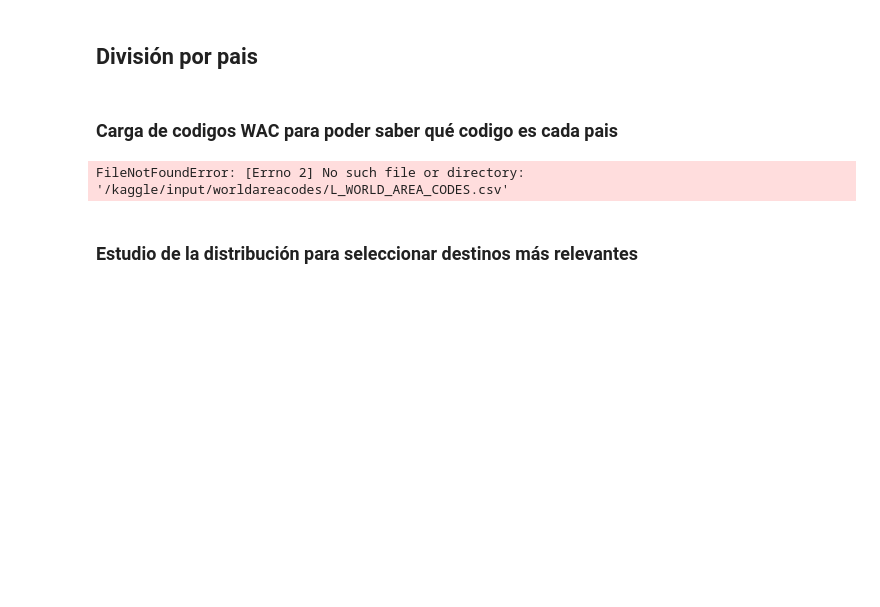
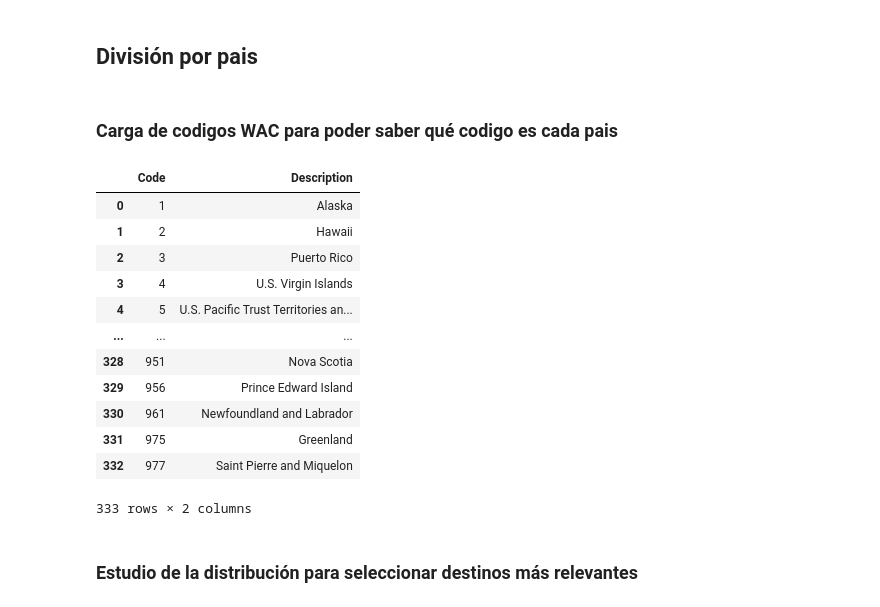
Before and after one commit to Vic-silo/TFM-EIP, a Jupyter notebook: ML-Models/Air Traffic data(1990-2020).ipynb, the cells around one changed output. Drawn from its saved outputs; the diff is of its cells as text; code cells hidden in the pictures; blank space fills up the shorter version.

Commit message:
refactor: Ejecucion datasets nuevos
se comprueba la correcta ejecucion del notebook apuntando a nuevo directorio de datsets

```diff
--- a/ML-Models/Air Traffic data(1990-2020).ipynb
+++ b/ML-Models/Air Traffic data(1990-2020).ipynb
@@ -301,10 +301,22 @@ df = pd.DataFrame(df, columns = ['data_dte','fg_wac', 'Total'])
 # %% [markdown]
 ### Carga de codigos WAC para poder saber qué codigo es cada pais
 # %%
-destinos =pd.read_csv("/kaggle/input/worldareacodes/L_WORLD_AREA_CODES.csv")
+destinos =pd.read_csv("Datasets/L_WORLD_AREA_CODES.csv")
 destinos
 # %% [output]
+|  | Code | Description |
+| 0 | 1 | Alaska |
+| 1 | 2 | Hawaii |
+| 2 | 3 | Puerto Rico |
+| 3 | 4 | U.S. Virgin Islands |
+| 4 | 5 | U.S. Pacific Trust Territories an... |
+| ... | ... | ... |
+| 328 | 951 | Nova Scotia |
+| 329 | 956 | Prince Edward Island |
+| 330 | 961 | Newfoundland and Labrador |
+| 331 | 975 | Greenland |
+| 332 | 977 | Saint Pierre and Miquelon |
-FileNotFoundError: [Errno 2] No such file or directory: '/kaggle/input/worldareacodes/L_WORLD_AREA_CODES.csv'
+333 rows × 2 columns
 # %% [markdown]
 ### Estudio de la distribución para seleccionar destinos más relevantes
 # %%
```
Also changed, not shown: parts of 7 cells of this notebook.
